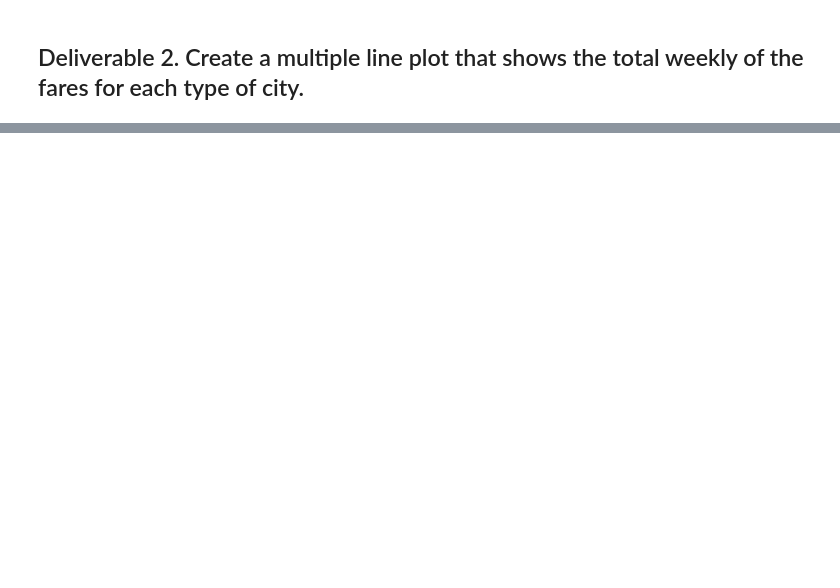
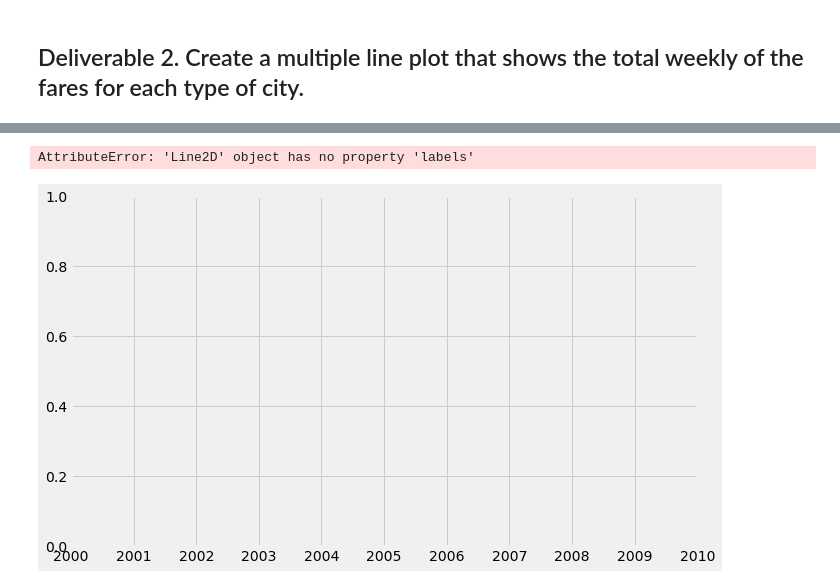
Before and after one commit to ericajackson8/PyBer_Analysis, a Jupyter notebook: PyBer_Challenge.ipynb, the cells around one changed output, grey strips where cells are left out. Saved outputs shown, nothing was run; the diff lists cells and outputs as text; code cells hidden in the pictures; blank space fills up the shorter version.

Commit message:
complete challengen sans plot

```diff
--- a/PyBer_Challenge.ipynb
+++ b/PyBer_Challenge.ipynb
@@ -139,3 +174,5 @@ pyber_summary_df.head()
 # %%
 # 3. Create a pivot table with the 'date' as the index, the columns ='type', and values='fare'
 # to get the total fares for each type of city by the date.
+faresby_city_date_df = faresby_city_date_df.pivot(index='date', columns='type', values='fare')
+faresby_city_date_df.describe()
@@ -142,2 +189,5 @@ pyber_summary_df.head()
 # %%
 # 4. Create a new DataFrame from the pivot table DataFrame using loc on the given dates, '2019-01-01':'2019-04-29'.
+
+faresby_city_date_df = faresby_city_date_df.loc['2019-01-01':'2019-04-29']
+faresby_city_date_df.info()
@@ -144,3 +205,7 @@ pyber_summary_df.head()
 # %%
 # 5. Set the "date" index to datetime datatype. This is necessary to use the resample() method in Step 8.
 # df.index = pd.to_datetime(df.index)
+
+faresby_city_date_df.index = pd.to_datetime(faresby_city_date_df.index)
+
+faresby_city_date_df.head()
@@ -149,2 +234,4 @@ pyber_summary_df.head()
 # %%
 # 7. Create a new DataFrame using the "resample()" function by week 'W' and get the sum of the fares for each week.
+faresby_city_date_df = faresby_city_date_df.resample('W').sum()
+faresby_city_date_df.head()
@@ -151,7 +284,17 @@ pyber_summary_df.head()
 # %%
 # 8. Using the object-oriented interface method, plot the resample DataFrame using the df.plot() function.
 
+import matplotlib as mpl
 # Import the style from Matplotlib.
 from matplotlib import style
 # Use the graph style fivethirtyeight.
 style.use('fivethirtyeight')
+x_labels=["Rural","Suburban","Urban"]
+fig, ax = plt.subplots(figsize=(10,6))
+
+ax.plot(faresby_city_date_df,labels=x_labels)
+
+#fig = plt.savefig("PyBer_fare_summary.png")
+# %% [output]
+AttributeError: 'Line2D' object has no property 'labels'
+[figure, added]
```
Also changed, not shown: parts of 14 cells of this notebook.
